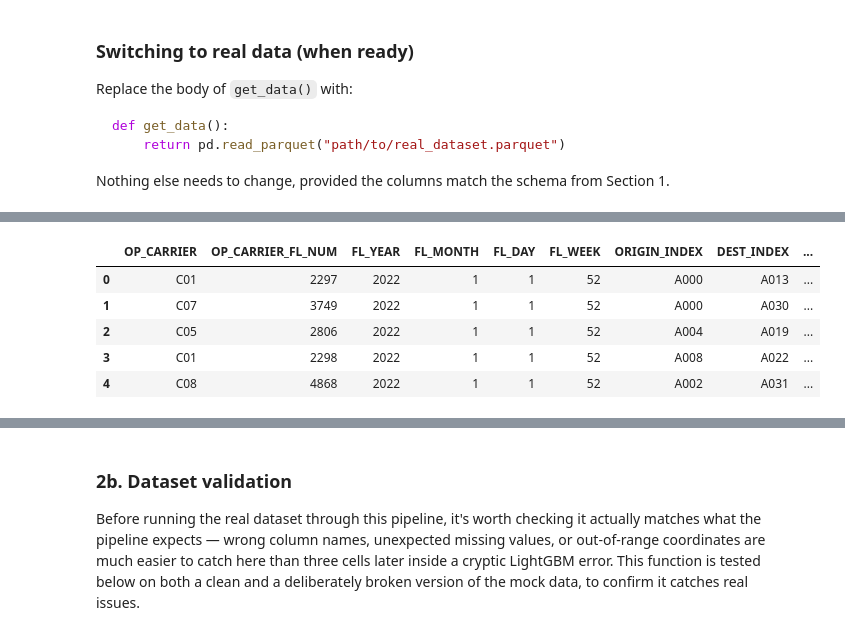
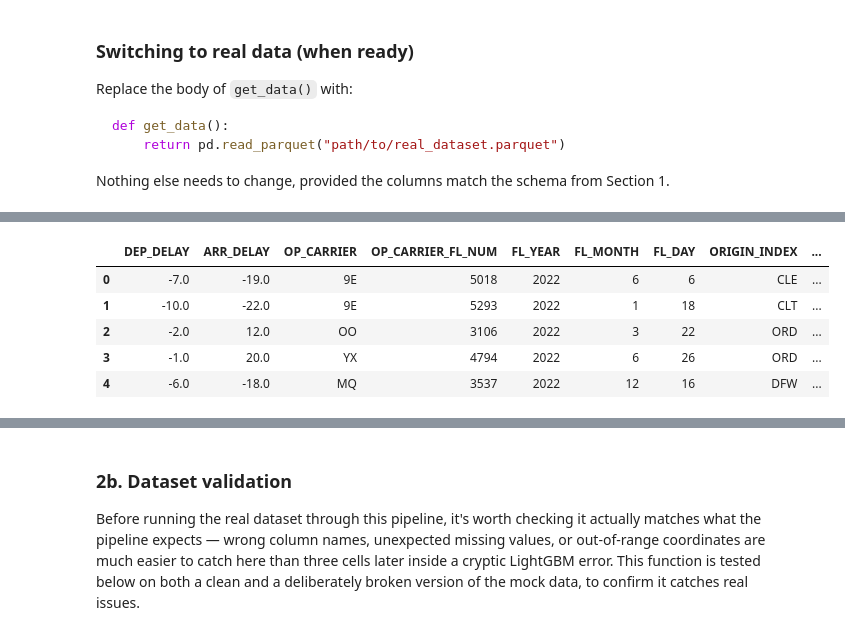
Before and after one commit to kevinbrugnera/Flight-Delay-Forecasting, a Jupyter notebook: tabular_pipeline_aeolus.ipynb, the cells around one changed output, grey strips where cells are left out. Cells and saved outputs as stored; diff of their text form; code cells hidden in the pictures.

Commit message:
some updates to notebook of data preparation

````diff
--- a/tabular_pipeline_aeolus.ipynb
+++ b/tabular_pipeline_aeolus.ipynb
@@ -49,3 +51,12 @@ def get_data():
     return pd.read_parquet("path/to/real_dataset.parquet")
 ```
 Nothing else needs to change, provided the columns match the schema from Section 1.
+# %%
+import pyarrow.parquet as pq
+import os
+
+path = "/home/sara/NeuralNetwork&DeepLearning/Flight-Delay-Forecasting/aeolus_tabular_2022_2024.parquet"
+pf = pq.ParquetFile(path)
+print("Total rows:", pf.metadata.num_rows)
+print("Columns:", pf.metadata.num_columns)
+print("Disk size (MB):", os.path.getsize(path) / 1024**2)
@@ -132,12 +147,62 @@ def generate_mock_data(n_rows: int = 200_000, seed: int = 42) -> pd.DataFrame:
     return df.sort_values("_FLIGHT_DATE").reset_index(drop=True)
 
 
-def get_data(n_rows: int = 1_000_000) -> pd.DataFrame:
-    """<<< SUBSTITUTE THIS FUNCTION WITH THE LOADING OF REAL DATA >>>"""
-    return generate_mock_data(n_rows=n_rows)
 
 
-df = get_data()
+
+def get_data(sample_frac: float = 0.1) -> pd.DataFrame:
+    """Read the parquet file in chunks (row groups) and sample each chunk during
+    the reading process, instead of loading the entire file into RAM and then calling .sample().
+    This is necessary because the complete dataset (multi-year) is too large to fit
+    in memory on a student machine — see Section 3 of the project plan (RAM limitations on Colab free / laptop).
+"""
+    import pyarrow.parquet as pq
+    rng = np.random.default_rng(42)
+
+    path = "/home/sara/NeuralNetwork&DeepLearning/Flight-Delay-Forecasting/aeolus_tabular_2022_2024.parquet"
+    pf = pq.ParquetFile(path)
+    chunks = []
+    for batch in pf.iter_batches(batch_size=200_000):
+        chunk = batch.to_pandas()
+        sampled = chunk.sample(frac=sample_frac, random_state=rng.integers(0, 1_000_000))
+        chunks.append(sampled)
+    df = pd.concat(chunks, ignore_index=True)
+
+    # Timedelta -> minutes float
+    for col in ["ARR_DELAY", "DEP_DELAY", "CRS_ELAPSED_TIME"]:
+        df[col] = df[col].dt.total_seconds() / 60
+
+    # align the column names to your agreed schema
+    df = df.rename(columns={
+        "MONTH": "FL_MONTH", "DAY_OF_MONTH": "FL_DAY",
+        "ORIGIN": "ORIGIN_INDEX", "DEST": "DEST_INDEX",
+    })
+
+    fl_date = pd.to_datetime(dict(year=df["FL_YEAR"], month=df["FL_MONTH"], day=df["FL_DAY"]))
+    df["FL_WEEK"] = fl_date.dt.isocalendar().week.astype(int)
+
+    return df
+
+
+df = get_data(sample_frac=1)
 print(df.shape)
+
+
+def optimize_dtypes(df):
+    """Riduce drasticamente la memoria: category per le stringhe ripetute
+    (compagnia, aeroporti), int32/float32 al posto di int64/float64 —
+    nel test misurato una riduzione del 74% di memoria."""
+    for col in CATEGORICAL_COLS:
+        if col in df.columns and df[col].dtype == object:
+            df[col] = df[col].astype("category")
+    for col in df.select_dtypes(include="int64").columns:
+        df[col] = df[col].astype("int32")
+    for col in df.select_dtypes(include="float64").columns:
+        df[col] = df[col].astype("float32")
+    return df
+
+df = optimize_dtypes(df)
+print(f"Memory after optimization: {df.memory_usage(deep=True).sum() / 1024**2:.1f} MB")
+
 df.head()
 # %% [output]
@@ -145,6 +211,6 @@ df.head()
-|  | OP_CARRIER | OP_CARRIER_FL_NUM | FL_YEAR | FL_MONTH | FL_DAY | FL_WEEK | ORIGIN_INDEX | DEST_INDEX | ... |
-| 0 | C01 | 2297 | 2022 | 1 | 1 | 52 | A000 | A013 | ... |
-| 1 | C07 | 3749 | 2022 | 1 | 1 | 52 | A000 | A030 | ... |
-| 2 | C05 | 2806 | 2022 | 1 | 1 | 52 | A004 | A019 | ... |
-| 3 | C01 | 2298 | 2022 | 1 | 1 | 52 | A008 | A022 | ... |
-| 4 | C08 | 4868 | 2022 | 1 | 1 | 52 | A002 | A031 | ... |
+|  | DEP_DELAY | ARR_DELAY | OP_CARRIER | OP_CARRIER_FL_NUM | FL_YEAR | FL_MONTH | FL_DAY | ORIGIN_INDEX | ... |
+| 0 | -7.0 | -19.0 | 9E | 5018 | 2022 | 6 | 6 | CLE | ... |
+| 1 | -10.0 | -22.0 | 9E | 5293 | 2022 | 1 | 18 | CLT | ... |
+| 2 | -2.0 | 12.0 | OO | 3106 | 2022 | 3 | 22 | ORD | ... |
+| 3 | -1.0 | 20.0 | YX | 4794 | 2022 | 6 | 26 | ORD | ... |
+| 4 | -6.0 | -18.0 | MQ | 3537 | 2022 | 12 | 16 | DFW | ... |
````
Also changed, not shown: parts of 34 cells of this notebook, 1 other file.
